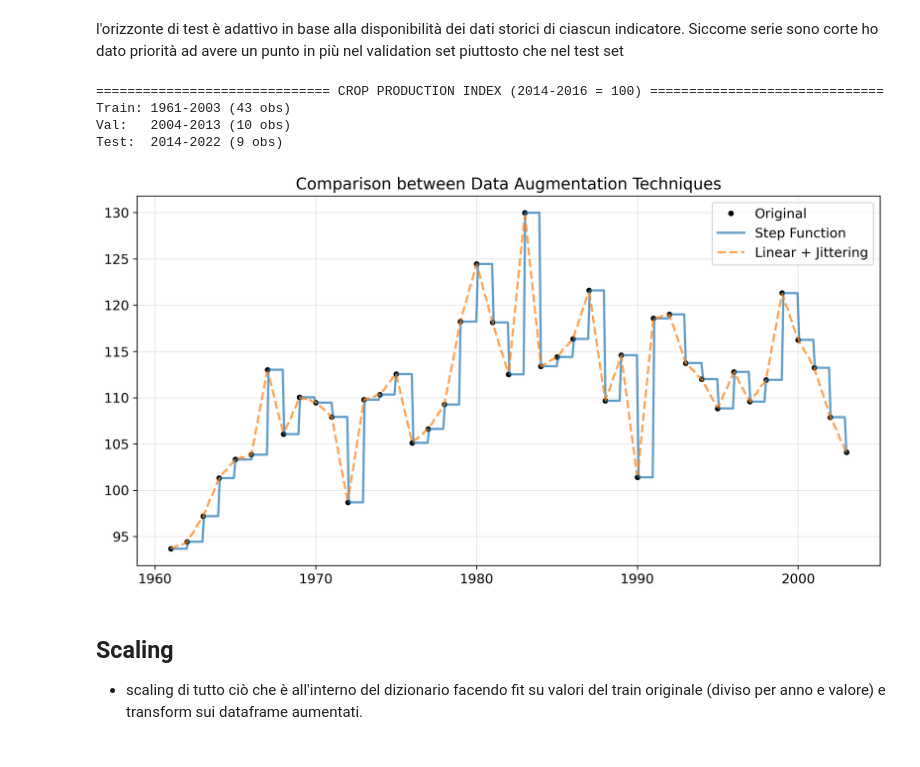
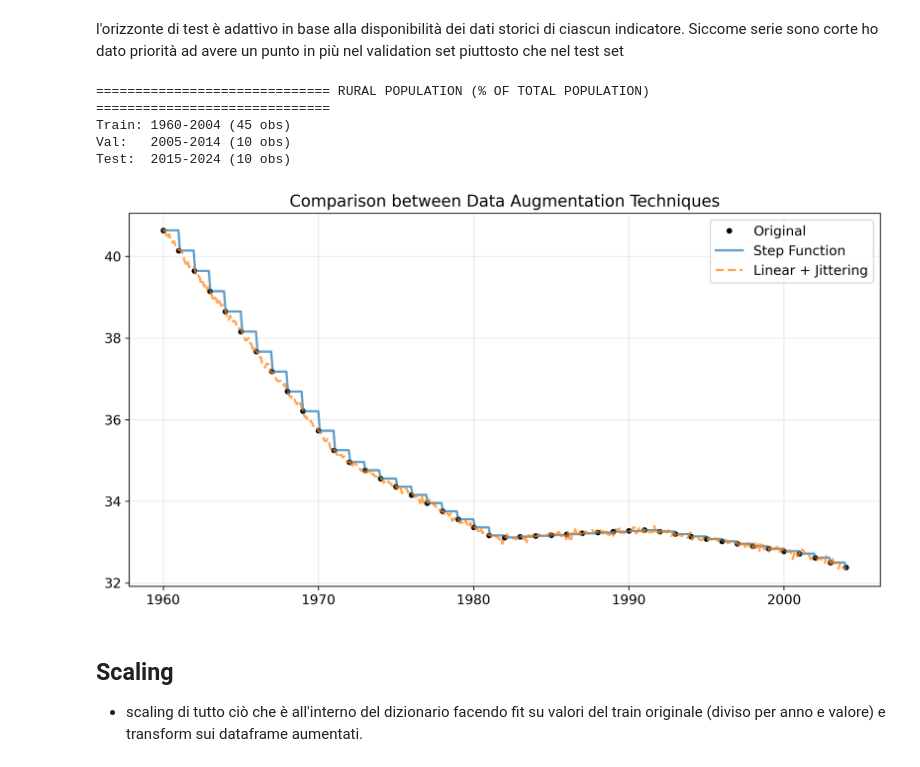
Before and after one commit to ginevraoldani/timeseries-forecasting-on-rural-development, a Jupyter notebook: notebooks/09_2_hyperparam_tuning_MLP.ipynb, the cells around one changed output. Saved outputs shown, nothing was run; the diff lists cells and outputs as text; code cells hidden in the pictures.

```diff
--- a/notebooks/09_2_hyperparam_tuning_MLP.ipynb
+++ b/notebooks/09_2_hyperparam_tuning_MLP.ipynb
@@ -33,17 +27,17 @@ import scipy.stats as stats
 # %%
 # INDICATORS = [i for i in df.columns if i != 'Year']
 # per ora lo faccio solo su sti tre per capire se funziona
-INDICATORS = ['Crop production index (2014-2016 = 100)']
+INDICATORS = ['Rural population (% of total population)']
 
-# 'Rural population (% of total population)'
-# 'Agriculture, forestry, and fishing, value added (% of GDP)',
 # 'Cereal yield (kg per hectare)'
+# 'Crop production index (2014-2016 = 100)'
+# 'Agriculture, forestry, and fishing, value added (% of GDP)'
 
 DF_CATEGORIES = ["orig", "step_aug", "jitter_aug"]
 # %% [markdown]
 ## Upload
 # %%
-df = pp.load_data()
+df = pipe.load_data()
 display(df.head())
 # %% [output]
 Dataset caricato: 65 anni, 28 variabili.
@@ -64,33 +58,34 @@ l'orizzonte di test è adattivo in base alla disponibilità dei dati storici di
 # %%
 # dizionario per salvare in memoria i subset originali e i train aumentati con step e linear
 orig_aug_subsets = {}
 
 for indicator in INDICATORS:
     print('='*30, indicator.upper(), '='*30)
     df_temp = df[['Year', indicator]].dropna().copy()
     df_temp.columns = ['Year', 'Value']
-    train_orig, val_orig, test_orig = pp.split_train_val_test(df_temp)    # splitto la time serie ORIGINALE
+    train_orig, val_orig, test_orig = pipe.split_train_val_test(df_temp)    # splitto la time serie ORIGINALE
 
     # faccio augmentation SOLO sul train set: aumento sia anni che valori
     x_train_vals = train_orig['Year']
     y_train_vals = train_orig['Value']
 
-    df_step = pp.augment_step_function(x_train_vals, y_train_vals, scale_factor=10)
-    df_jitter = pp.augment_linear_with_jitter(x_train_vals, y_train_vals, scale_factor=10, noise_level=0.05)
+    df_step = pipe.augment_step_function(x_train_vals, y_train_vals, scale_factor=10)
+    df_jitter = pipe.augment_linear_with_jitter(x_train_vals, y_train_vals, scale_factor=10, noise_level=0.05)
     visual.plot_augmented(df_step, df_jitter, x_train_vals, y_train_vals)
     orig_aug_subsets[indicator] = {
+        'full_orig': df_temp,
         'orig_train': train_orig,
         'step_aug_train': df_step,
         'jitter_aug_train': df_jitter,
         'orig_val': val_orig,
         'orig_test': test_orig
     }
 # %% [output]
-============================== CROP PRODUCTION INDEX (2014-2016 = 100) ==============================
-Train: 1961-2003 (43 obs)
-Val:   2004-2013 (10 obs)
-Test:  2014-2022 (9 obs)
+============================== RURAL POPULATION (% OF TOTAL POPULATION) ==============================
+Train: 1960-2004 (45 obs)
+Val:   2005-2014 (10 obs)
+Test:  2015-2024 (10 obs)
-[figure, old version]
+[figure, new version]
 # %% [markdown]
 ## Scaling
 - scaling di tutto ciò che è all'interno del dizionario facendo fit su valori del train originale (diviso per anno e valore) e transform sui dataframe aumentati.
```
Also changed, not shown: parts of 10 cells of this notebook, 10 other files.
